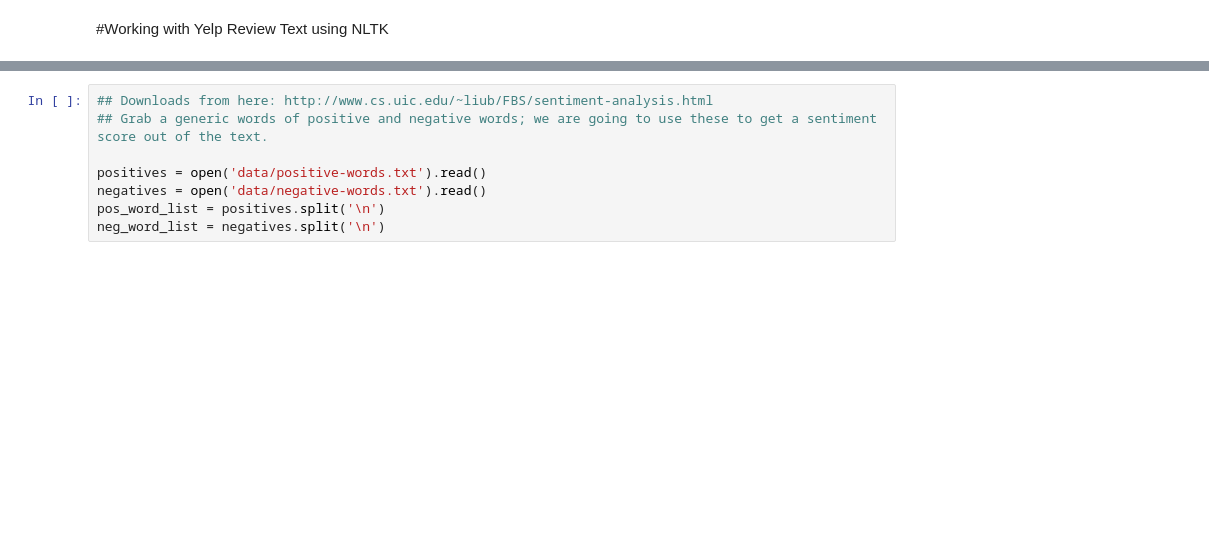
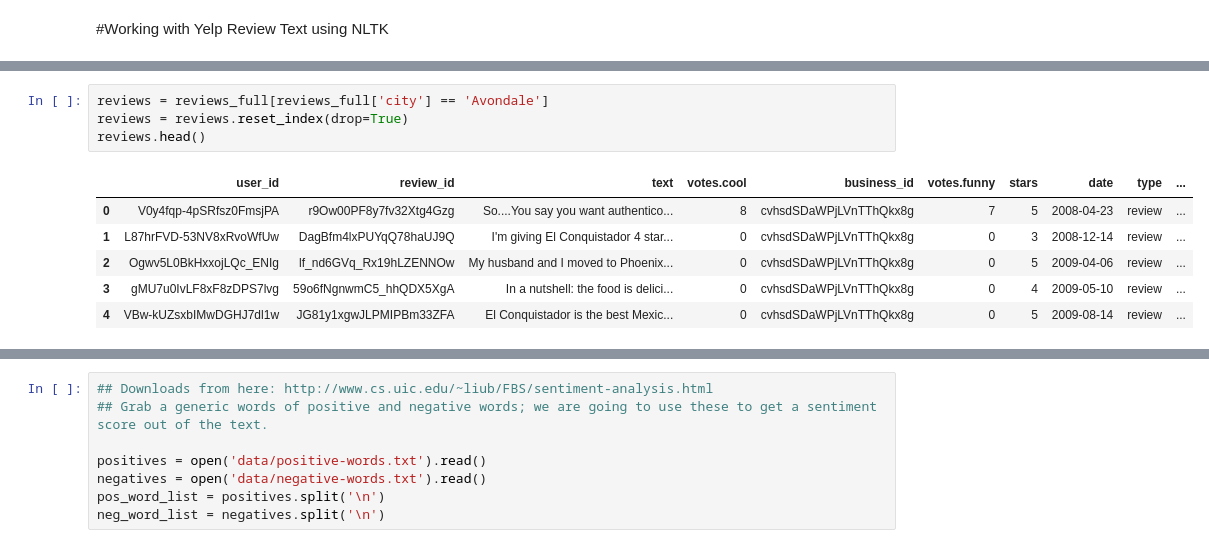
Before and after one commit to samchu8/Final-Project, a Jupyter notebook: Yelp Review Text Analysis - nltk.ipynb, the cells around one changed output, grey strips where cells are left out. Cells and saved outputs as stored; diff of their text form; blank space fills up the shorter version.

```diff
--- a/Yelp Review Text Analysis - nltk.ipynb
+++ b/Yelp Review Text Analysis - nltk.ipynb
@@ -54,0 +75,11 @@ len(text)
+# %%
+reviews = reviews_full[reviews_full['city'] == 'Avondale']
+reviews = reviews.reset_index(drop=True)
+reviews.head()
+# %% [output]
+|  | user_id | review_id | text | votes.cool | business_id | votes.funny | stars | date | type | ... |
+| 0 | V0y4fqp-4pSRfsz0FmsjPA | r9Ow00PF8y7fv32Xtg4Gzg | So....You say you want authentico... | 8 | cvhsdSDaWPjLVnTThQkx8g | 7 | 5 | 2008-04-23 | review | ... |
+| 1 | L87hrFVD-53NV8xRvoWfUw | DagBfm4lxPUYqQ78haUJ9Q | I'm giving El Conquistador 4 star... | 0 | cvhsdSDaWPjLVnTThQkx8g | 0 | 3 | 2008-12-14 | review | ... |
+| 2 | Ogwv5L0BkHxxojLQc_ENIg | lf_nd6GVq_Rx19hLZENNOw | My husband and I moved to Phoenix... | 0 | cvhsdSDaWPjLVnTThQkx8g | 0 | 5 | 2009-04-06 | review | ... |
+| 3 | gMU7u0IvLF8xF8zDPS7lvg | 59o6fNgnwmC5_hhQDX5XgA | In a nutshell: the food is delici... | 0 | cvhsdSDaWPjLVnTThQkx8g | 0 | 4 | 2009-05-10 | review | ... |
+| 4 | VBw-kUZsxbIMwDGHJ7dl1w | JG81y1xgwJLPMIPBm33ZFA | El Conquistador is the best Mexic... | 0 | cvhsdSDaWPjLVnTThQkx8g | 0 | 5 | 2009-08-14 | review | ... |
```
Also changed, not shown: parts of 20 cells of this notebook.
